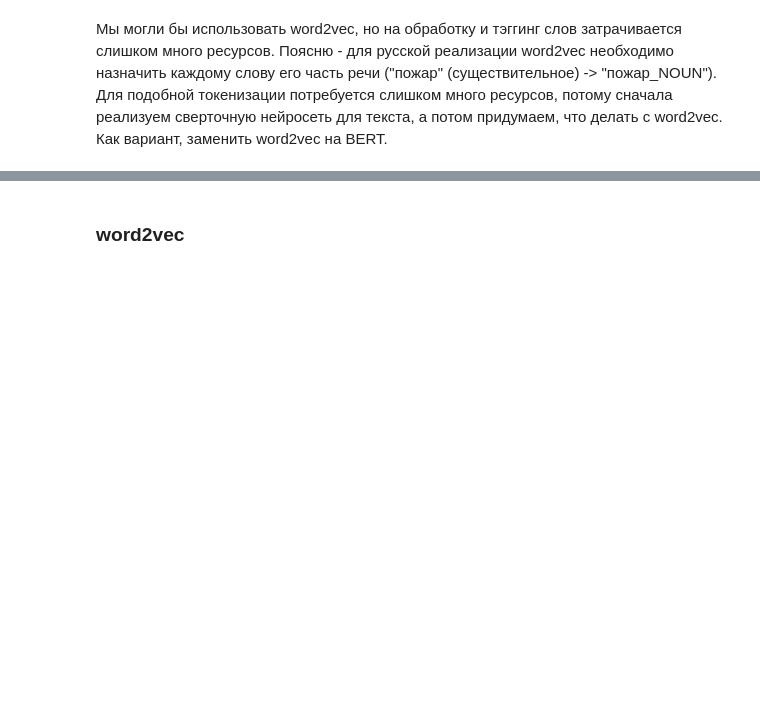
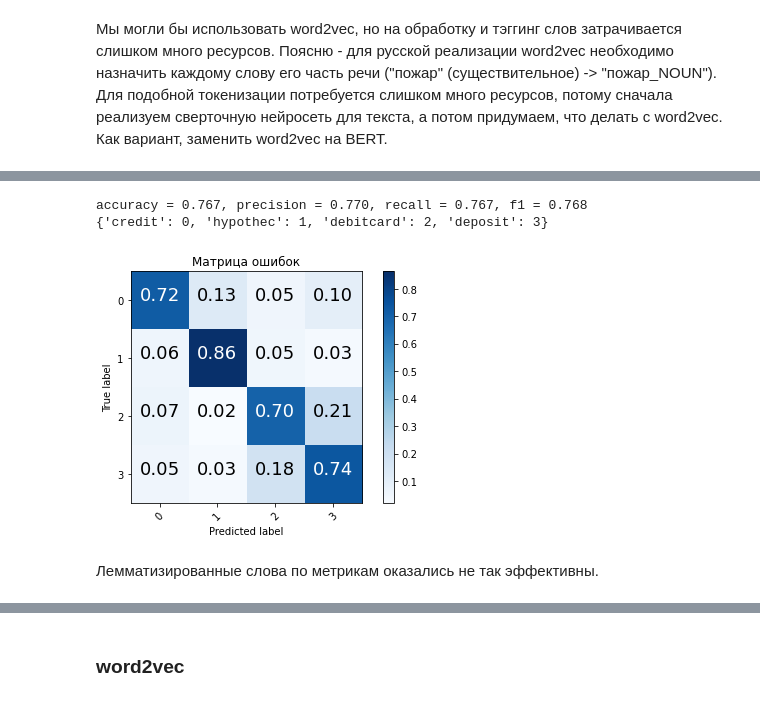
Before and after one commit to winstonobyman/rshb-test-task, a Jupyter notebook: task 4 review classification.ipynb, the cells around one changed output, grey strips where cells are left out. Saved outputs shown, nothing was run; the diff lists cells and outputs as text; code cells hidden in the pictures; blank space fills up the shorter version.

```diff
--- a/task 4 review classification.ipynb
+++ b/task 4 review classification.ipynb
@@ -516,0 +552,10 @@ plot_most_important_features(importance_tfidf)
+# %%
+accuracy, precision, recall, f1 = eval_prediction(y_test_lemmed, y_predicted_tfidf_lemmed, True)
+print(f"accuracy = {accuracy:.3f}, precision = {precision:.3f}, recall = {recall:.3f}, f1 = {f1:.3f}")
+print(label_encoding)
+# %% [output]
+accuracy = 0.767, precision = 0.770, recall = 0.767, f1 = 0.768
+{'credit': 0, 'hypothec': 1, 'debitcard': 2, 'deposit': 3}
+[figure, added]
+# %% [markdown]
+Лемматизированные слова по метрикам оказались не так эффективны.
```
Also changed, not shown: parts of 23 cells of this notebook, 2 other files.
